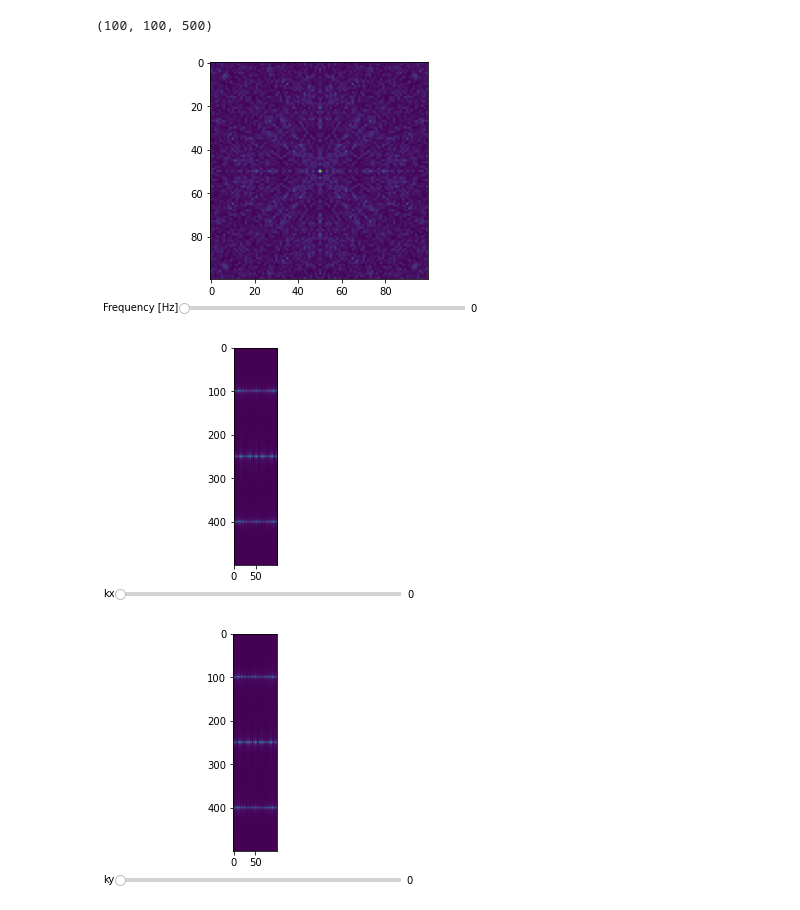
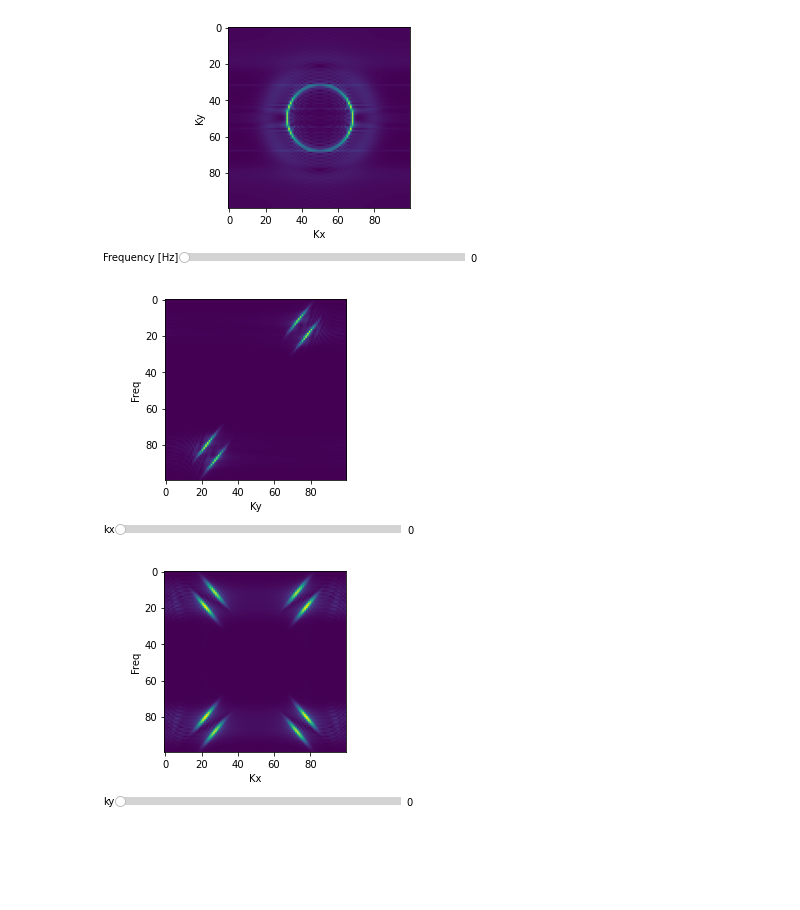
Before and after one commit to PaRaD1SE98/waves, a Jupyter notebook: notebooks/waves_mpl.ipynb, the cells around one changed output. Drawn from its saved outputs; the diff is of its cells as text; code cells hidden in the pictures; blank space fills up the shorter version.

```diff
--- a/notebooks/waves_mpl.ipynb
+++ b/notebooks/waves_mpl.ipynb
@@ -76,80 +115,83 @@ plt.show()
 # %%
-x, y, t = np.meshgrid(X, Y, T)
-z = wave2(x, y, t)
 fft_wave2 = np.abs(np.fft.fftshift(np.fft.fftn(z), axes=(0, 1)))
-print(fft_wave2.shape)
-
-KX = np.linspace(-x_max / 2, x_max / 2, z.shape[0])
-KY = np.linspace(-y_max / 2, y_max / 2, z.shape[1])
-FREQ = np.linspace(0, fs, z.shape[2])
-kx, ky, freq = np.meshgrid(KX, KY, FREQ)
-
 fig3 = plt.figure()
 ax = fig3.add_subplot()
+ax.set_xlabel('Kx')
+ax.set_ylabel('Ky')
 image_fft = ax.imshow(fft_wave2[:, :, 0], cmap='viridis')
-ax_freq = plt.axes([0.20, 0.01, 0.65, 0.03])
+plt.subplots_adjust(bottom=0.25)
+ax_freq = plt.axes([0.20, 0.05, 0.65, 0.06])
 freq_slider = Slider(
     ax=ax_freq,
     label='Frequency [Hz]',
     valmin=0,
-    valmax=fft_wave2.shape[2],
+    valmax=fft_wave2.shape[2] - 1,
     valinit=0,
+    valstep=1,
 )
 
 
 def update(val):
-    ax.imshow(fft_wave2[:, :, int(val)], cmap='viridis')
+    ax.imshow(fft_wave2[:, :, val], cmap='viridis')
     fig3.canvas.draw_idle()
 
 
 freq_slider.on_changed(update)
 plt.show()
 # %% [output]
-(100, 100, 500)
-[figure, old version]
+[figure, new version]
 # %%
+fft_wave2 = np.abs(np.fft.fftn(z))
 fig4 = plt.figure()
 ax = fig4.add_subplot()
+ax.set_xlabel('Ky')
+ax.set_ylabel('Freq')
 image_fft_kx = ax.imshow(fft_wave2[0, :, :].T, cmap='viridis')
-ax_kx = plt.axes([0.20, 0.01, 0.65, 0.03])
+plt.subplots_adjust(bottom=0.25)
+ax_kx = plt.axes([0.20, 0.05, 0.65, 0.06])
 kx_slider = Slider(
     ax=ax_kx,
     label='kx',
     valmin=0,
-    valmax=fft_wave2.shape[0],
+    valmax=fft_wave2.shape[0] - 1,
     valinit=0,
+    valstep=1,
 )
 
 
 def update_kx(val):
-    ax.imshow(fft_wave2[int(val), :, :].T, cmap='viridis')
+    ax.imshow(fft_wave2[val, :, :].T, cmap='viridis')
     fig4.canvas.draw_idle()
 
 
 kx_slider.on_changed(update_kx)
 plt.show()
 # %% [output]
-[figure, old version]
+[figure, new version]
 # %%
 fig5 = plt.figure()
 ax = fig5.add_subplot()
+ax.set_xlabel('Kx')
+ax.set_ylabel('Freq')
 image_fft_ky = ax.imshow(fft_wave2[:, 0, :].T, cmap='viridis')
-ax_ky = plt.axes([0.20, 0.01, 0.65, 0.03])
+plt.subplots_adjust(bottom=0.25)
+ax_ky = plt.axes([0.20, 0.05, 0.65, 0.06])
 kx_slider = Slider(
     ax=ax_ky,
     label='ky',
     valmin=0,
-    valmax=fft_wave2.shape[1],
+    valmax=fft_wave2.shape[1] - 1,
     valinit=0,
+    valstep=1,
 )
 
 
 def update_ky(val):
-    ax.imshow(fft_wave2[int(val), :, :].T, cmap='viridis')
+    ax.imshow(fft_wave2[:, val, :].T, cmap='viridis')
     fig5.canvas.draw_idle()
 
 
 kx_slider.on_changed(update_ky)
 plt.show()
 # %% [output]
-[figure, old version]
+[figure, new version]
```
Also changed, not shown: parts of 8 cells of this notebook, 2 other files.
